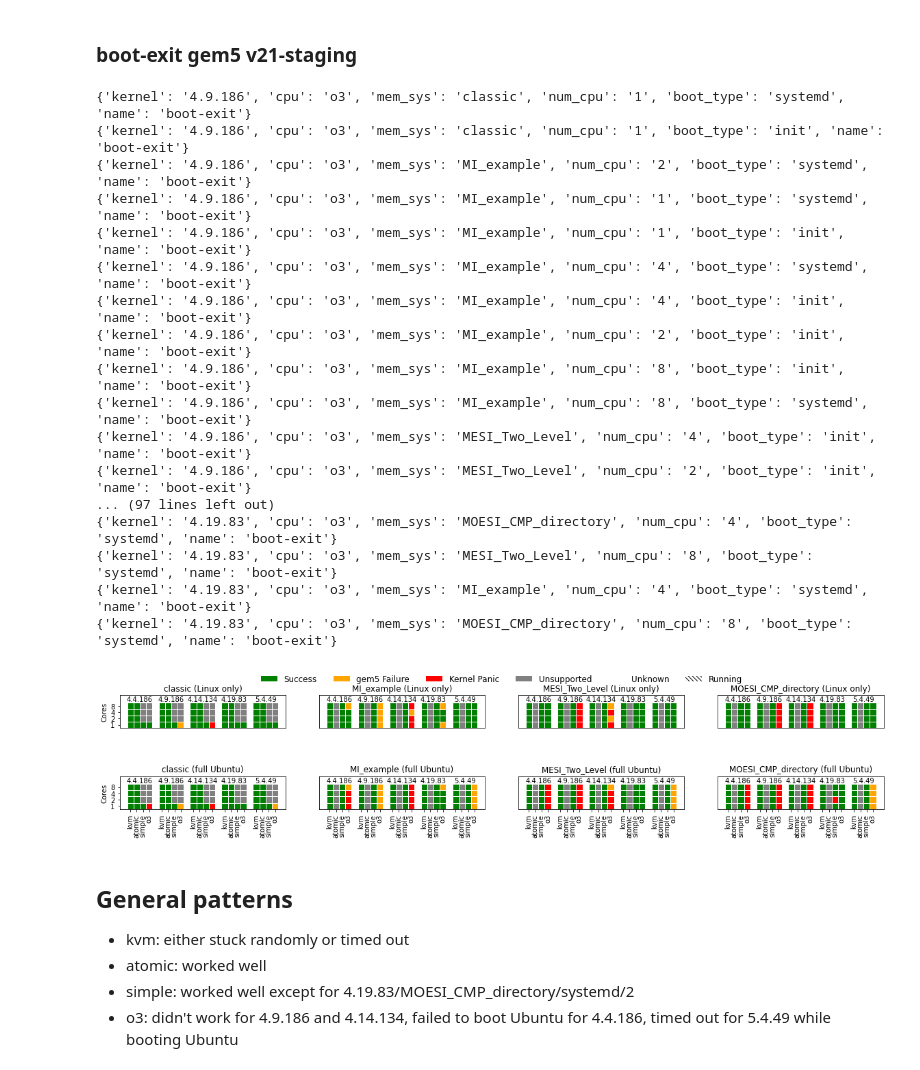
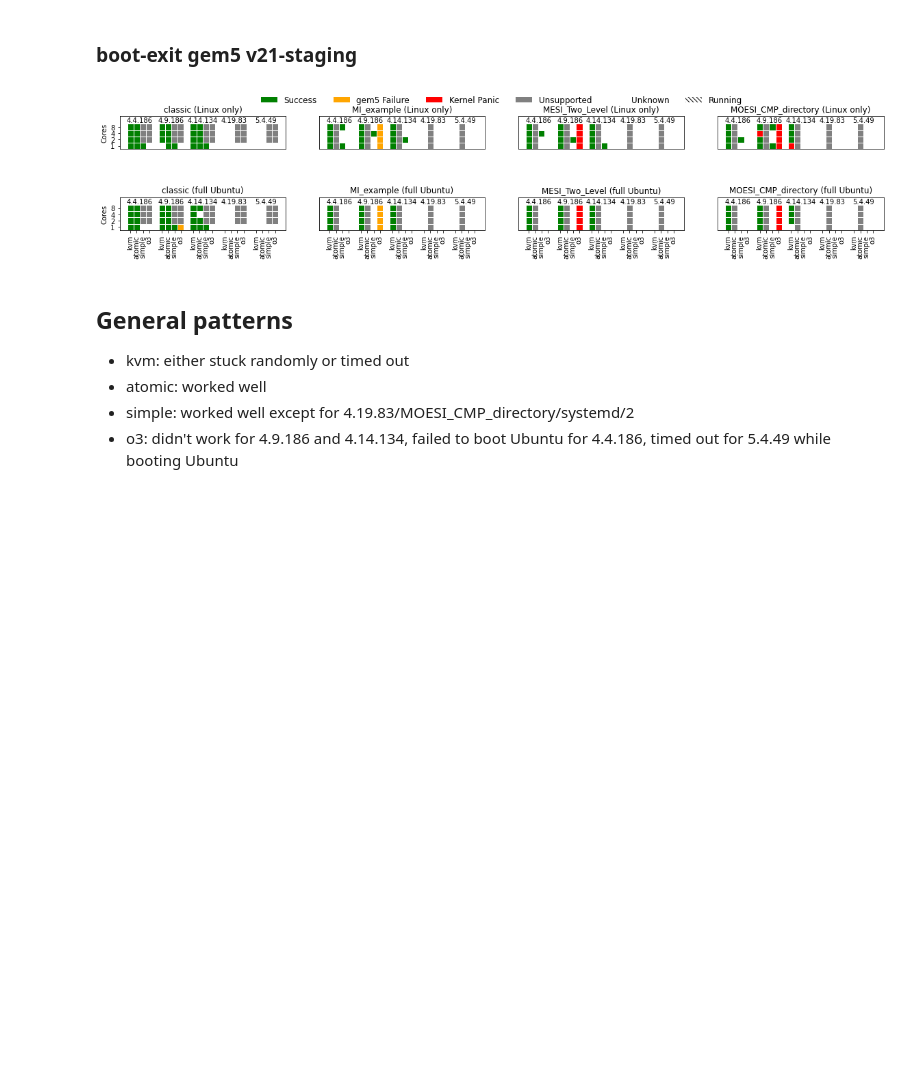
Before and after one commit to hnpl/gem5-status, a Jupyter notebook: gem5-v21-staging/status.ipynb, the cells around one changed output. Saved outputs shown, nothing was run; the diff lists cells and outputs as text; code cells hidden in the pictures; blank space fills up the shorter version.

Commit message:
Update result
Signed-off-by: Hoa Nguyen <hoanguyen@ucdavis.edu>

```diff
--- a/gem5-v21-staging/status.ipynb
+++ b/gem5-v21-staging/status.ipynb
@@ -17,7 +17,7 @@ from gem5art.artifact import getDBConnection
 import gem5art.run
 # %%
 db = getDBConnection("mongodb://glacier.cs.ucdavis.edu")
-aliases = ['lavandula-pedunculata']
+aliases = ['lavandula-viridis']
 results = []
 for alias in aliases:
     for run in gem5art.run.getRunsByNameLike(db, alias):
@@ -238,12 +238,10 @@ for params, run in boot_exit_runs:
     if boot_exit_status[kernel][cpu_type][mem_sys][num_cpus][boot_type] == Status.unsupported:
         continue
     if run_version > boot_exit_status_version[kernel][cpu_type][mem_sys][num_cpus][boot_type]:
-        if run_version == 1 :
-            print(params)
         boot_exit_status[kernel][cpu_type][mem_sys][num_cpus][boot_type] = Status.classify(run.status, run.kill_reason)
         boot_exit_status_version[kernel][cpu_type][mem_sys][num_cpus][boot_type] = run_version
 
-patch_boot_exit_result("results.csv", boot_exit_status, all_runs_finished=True)
+#patch_boot_exit_result("results.csv", boot_exit_status, all_runs_finished=True)
 
 
 plt.rcParams["figure.figsize"] = (20,4)
@@ -265,51 +263,34 @@ for mem_sys in boot_exit_input_space["mem_sys"]:
             data.append(row)
         data.append([Status.separator] * len(data[0]))
 
         qcolor(axes[n%2, n//2], data, Status.get_color_map(), Status.get_hatch_map())
 
         title1 = mem_sys
         title2 = "Linux only" if boot_type == "init" else "full Ubuntu"
         axes[n%2, n//2].set_title("{} ({})".format(title1, title2))
         axes[n%2, n//2].set_xticks([])
         axes[n%2, n//2].set_yticks([])
         for i in range(len(boot_exit_input_space["kernels"])):
             axes[n%2, n//2].text(1.5+i*5.0, 4.2, boot_exit_input_space["kernels"][i], horizontalalignment='center')
         if n%2 == 1:
             axes[n%2, n//2].set_xticks([i for i in range(len(data[0])) if i % 5 != 4])
             axes[n%2, n//2].set_xticklabels(col_labels, rotation=90)
         if n//2 == 0:
             axes[n%2, n//2].set_ylabel("Cores")
             axes[n%2, n//2].set_yticks([i+0.5 for i in range(len(boot_exit_input_space['num_cpus']))])
             axes[n%2, n//2].set_yticklabels(boot_exit_input_space['num_cpus'])
         n+=1
 
 # legends
 for label, color, hatch in zip(Status.get_legend_labels(), Status.get_color_map(), Status.get_hatch_map()):
     if hatch == '':
         plt.bar(0, 0, label=label, color=color)
     else:
         plt.bar(0, 0, label=label, color=color, hatch = hatch)
 plt.legend(bbox_to_anchor=(-1.3,4.3), loc="upper center", ncol=Status.n_cats, prop={'size': 12}, frameon=0)
 plt.show()
 # %% [output]
-{'kernel': '4.9.186', 'cpu': 'o3', 'mem_sys': 'classic', 'num_cpu': '1', 'boot_type': 'systemd', 'name': 'boot-exit'}
-{'kernel': '4.9.186', 'cpu': 'o3', 'mem_sys': 'classic', 'num_cpu': '1', 'boot_type': 'init', 'name': 'boot-exit'}
-{'kernel': '4.9.186', 'cpu': 'o3', 'mem_sys': 'MI_example', 'num_cpu': '2', 'boot_type': 'systemd', 'name': 'boot-exit'}
-{'kernel': '4.9.186', 'cpu': 'o3', 'mem_sys': 'MI_example', 'num_cpu': '1', 'boot_type': 'systemd', 'name': 'boot-exit'}
-{'kernel': '4.9.186', 'cpu': 'o3', 'mem_sys': 'MI_example', 'num_cpu': '1', 'boot_type': 'init', 'name': 'boot-exit'}
-{'kernel': '4.9.186', 'cpu': 'o3', 'mem_sys': 'MI_example', 'num_cpu': '4', 'boot_type': 'systemd', 'name': 'boot-exit'}
-{'kernel': '4.9.186', 'cpu': 'o3', 'mem_sys': 'MI_example', 'num_cpu': '4', 'boot_type': 'init', 'name': 'boot-exit'}
-{'kernel': '4.9.186', 'cpu': 'o3', 'mem_sys': 'MI_example', 'num_cpu': '2', 'boot_type': 'init', 'name': 'boot-exit'}
-{'kernel': '4.9.186', 'cpu': 'o3', 'mem_sys': 'MI_example', 'num_cpu': '8', 'boot_type': 'init', 'name': 'boot-exit'}
-{'kernel': '4.9.186', 'cpu': 'o3', 'mem_sys': 'MI_example', 'num_cpu': '8', 'boot_type': 'systemd', 'name': 'boot-exit'}
-{'kernel': '4.9.186', 'cpu': 'o3', 'mem_sys': 'MESI_Two_Level', 'num_cpu': '4', 'boot_type': 'init', 'name': 'boot-exit'}
-{'kernel': '4.9.186', 'cpu': 'o3', 'mem_sys': 'MESI_Two_Level', 'num_cpu': '2', 'boot_type': 'init', 'name': 'boot-exit'}
-... (97 lines left out)
-{'kernel': '4.19.83', 'cpu': 'o3', 'mem_sys': 'MOESI_CMP_directory', 'num_cpu': '4', 'boot_type': 'systemd', 'name': 'boot-exit'}
-{'kernel': '4.19.83', 'cpu': 'o3', 'mem_sys': 'MESI_Two_Level', 'num_cpu': '8', 'boot_type': 'systemd', 'name': 'boot-exit'}
-{'kernel': '4.19.83', 'cpu': 'o3', 'mem_sys': 'MI_example', 'num_cpu': '4', 'boot_type': 'systemd', 'name': 'boot-exit'}
-{'kernel': '4.19.83', 'cpu': 'o3', 'mem_sys': 'MOESI_CMP_directory', 'num_cpu': '8', 'boot_type': 'systemd', 'name': 'boot-exit'}
-[figure, old version]
+[figure, new version]
 # %% [markdown]
 ## General patterns
 -  kvm: either stuck randomly or timed out
```
